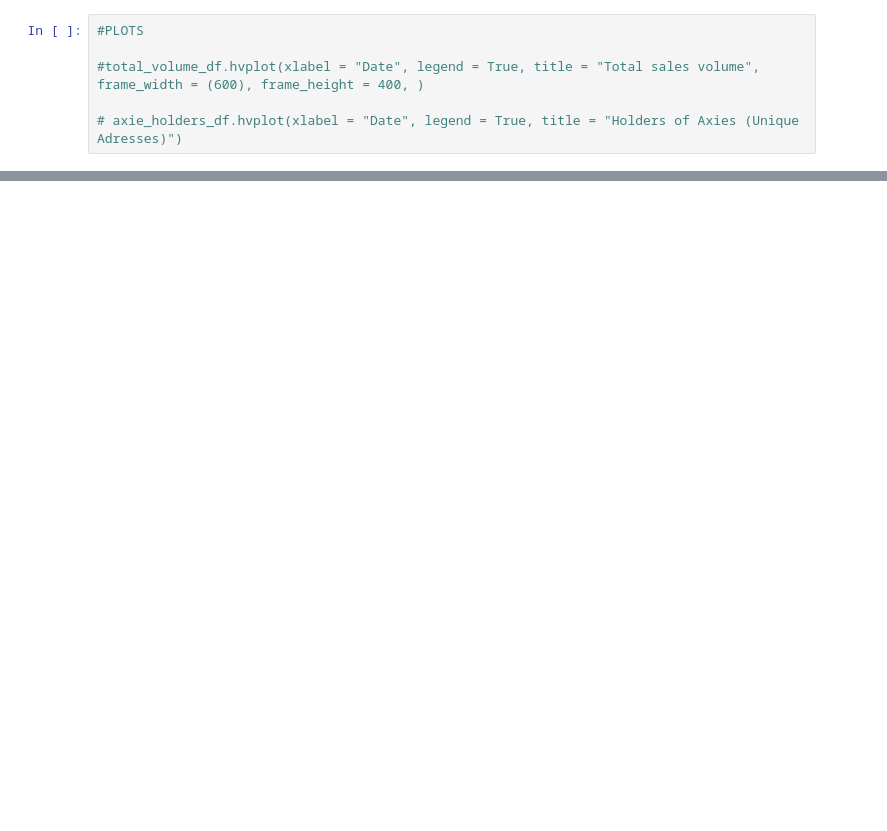
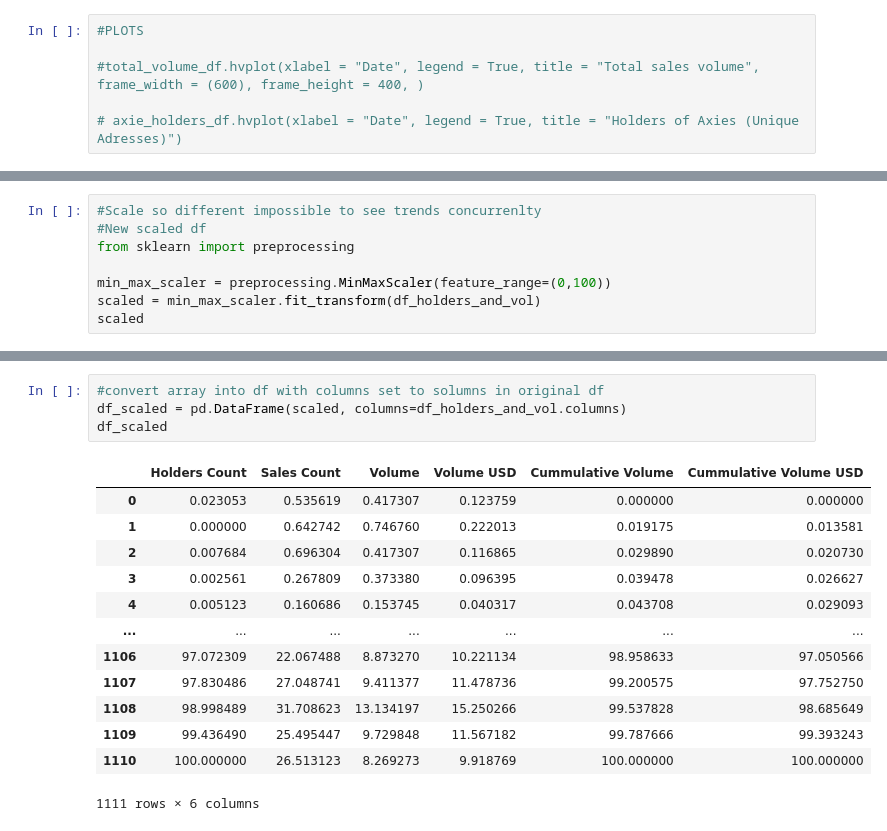
Before and after one commit to Hash3rown/nfty_tree.io, a Jupyter notebook: sandbox/Tas_axie_data.ipynb, the cells around one changed output, grey strips where cells are left out. Drawn from its saved outputs; the diff is of its cells as text; blank space fills up the shorter version.

```diff
--- a/sandbox/Tas_axie_data.ipynb
+++ b/sandbox/Tas_axie_data.ipynb
@@ -102,0 +248,8 @@ revenue_df.head()
+# %%
+#Scale so different impossible to see trends concurrenlty
+#New scaled df
+from sklearn import preprocessing
+
+min_max_scaler = preprocessing.MinMaxScaler(feature_range=(0,100))
+scaled = min_max_scaler.fit_transform(df_holders_and_vol)
+scaled
@@ -102,0 +270,18 @@ revenue_df.head()
+# %%
+#convert array into df with columns set to solumns in original df
+df_scaled = pd.DataFrame(scaled, columns=df_holders_and_vol.columns)
+df_scaled
+# %% [output]
+|  | Holders Count | Sales Count | Volume | Volume USD | Cummulative Volume | Cummulative Volume USD |
+| 0 | 0.023053 | 0.535619 | 0.417307 | 0.123759 | 0.000000 | 0.000000 |
+| 1 | 0.000000 | 0.642742 | 0.746760 | 0.222013 | 0.019175 | 0.013581 |
+| 2 | 0.007684 | 0.696304 | 0.417307 | 0.116865 | 0.029890 | 0.020730 |
+| 3 | 0.002561 | 0.267809 | 0.373380 | 0.096395 | 0.039478 | 0.026627 |
+| 4 | 0.005123 | 0.160686 | 0.153745 | 0.040317 | 0.043708 | 0.029093 |
+| ... | ... | ... | ... | ... | ... | ... |
+| 1106 | 97.072309 | 22.067488 | 8.873270 | 10.221134 | 98.958633 | 97.050566 |
+| 1107 | 97.830486 | 27.048741 | 9.411377 | 11.478736 | 99.200575 | 97.752750 |
+| 1108 | 98.998489 | 31.708623 | 13.134197 | 15.250266 | 99.537828 | 98.685649 |
+| 1109 | 99.436490 | 25.495447 | 9.729848 | 11.567182 | 99.787666 | 99.393243 |
+| 1110 | 100.000000 | 26.513123 | 8.269273 | 9.918769 | 100.000000 | 100.000000 |
+1111 rows × 6 columns
```
Also changed, not shown: parts of 25 cells of this notebook, 3 other files.
